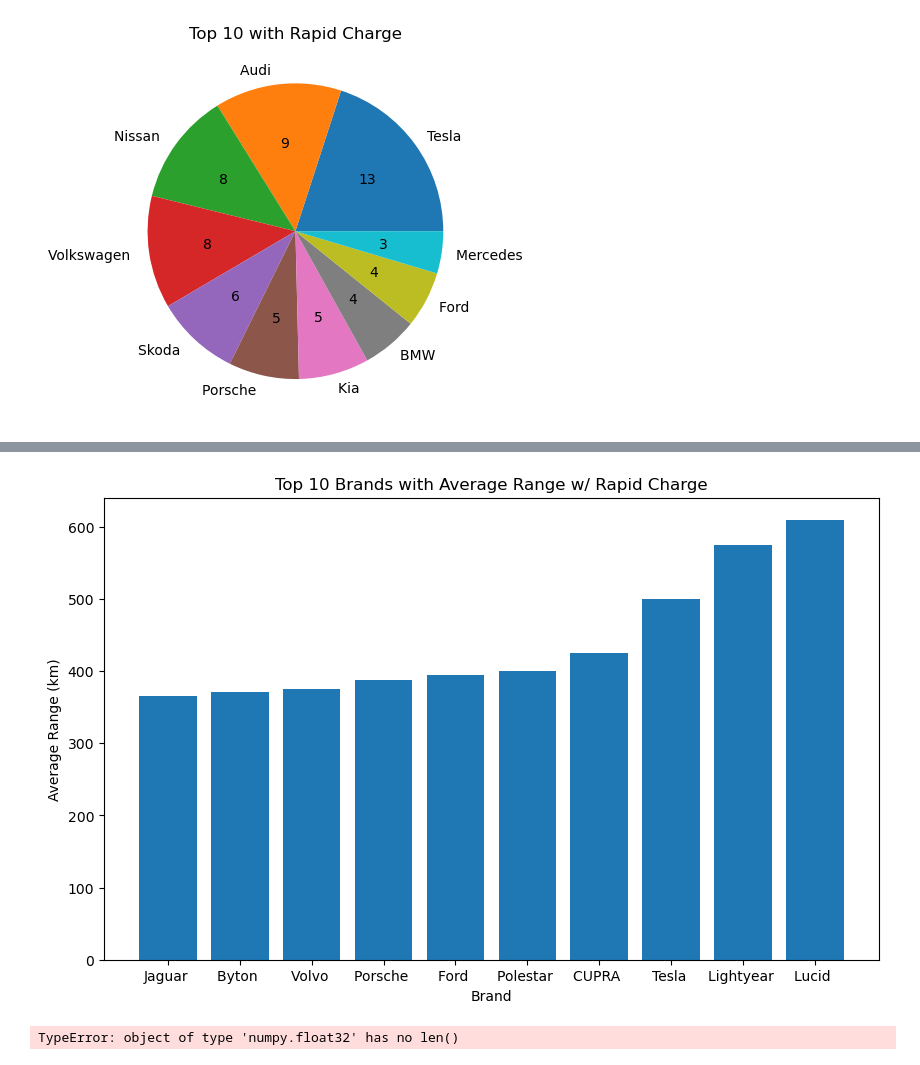
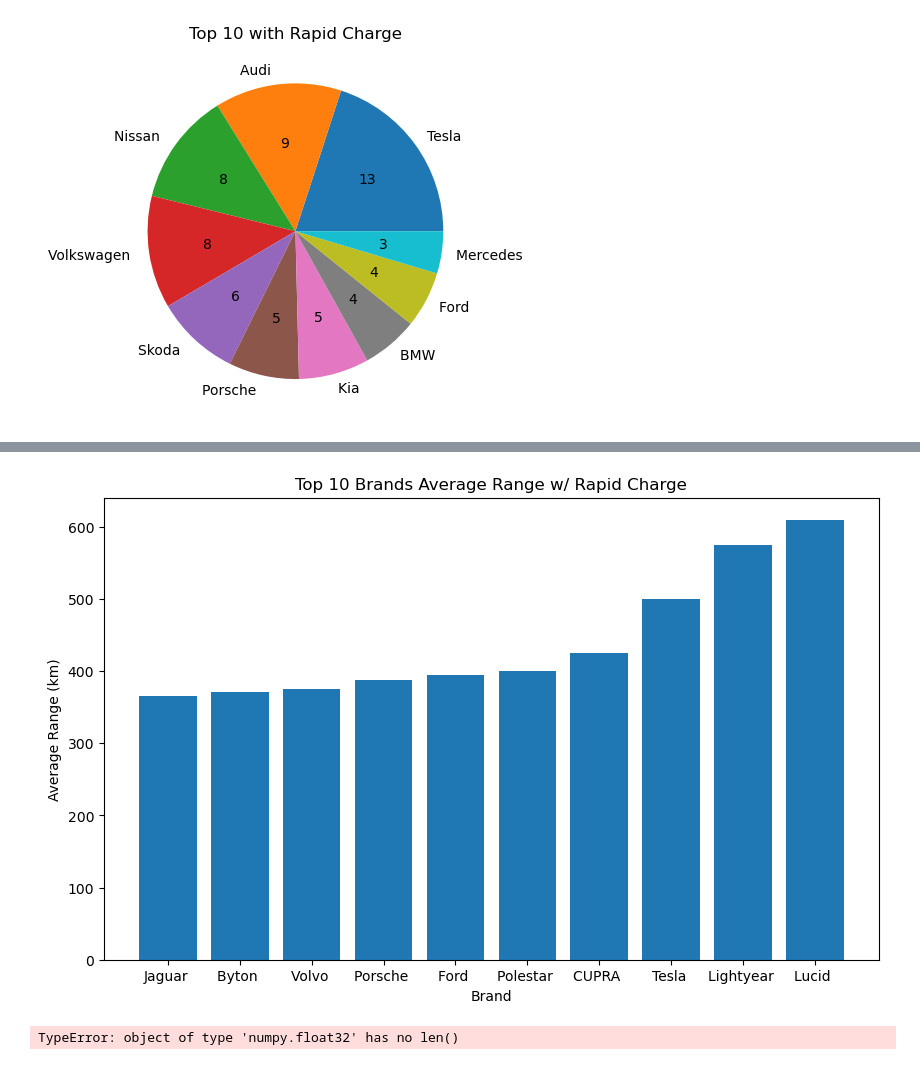
Before and after one commit to Normalitan/DataEV-First-Project, a Jupyter notebook: EV Data Exploration PROJECT.ipynb, the cells around one changed output, grey strips where cells are left out. Cells and saved outputs as stored; diff of their text form; code cells hidden in the pictures.

```diff
--- a/EV Data Exploration PROJECT.ipynb
+++ b/EV Data Exploration PROJECT.ipynb
@@ -245,27 +245,32 @@ Index(['Brand', 'Model', 'AccelSec', 'TopSpeed_KmH', 'Range_Km',
 102    400
 Name: Range_Km, Length: 103, dtype: int64
 # %%
-avg_range_by_brand = df.groupby('Brand')['Range_Km'].mean().reset_index()# Group by 'Brand' and calculate the average 'Range_Km' for each brand
+# Group by 'Brand' and calculate the average 'Range_Km' for each
+avg_range_by_brand = df.groupby('Brand')['Range_Km'].mean().reset_index()
 avg_range_by_brand
+
 top_10_brands = avg_range_by_brand.nlargest(10, 'Range_Km')# Filter the top 10 brands with the highest average range
 top_10_brands
+
 # Filter the original DataFrame to get the models for the top 10 brands
 top_10_models = df.merge(top_10_brands, on='Brand')
 top_10_models
+
 # Group by 'Brand' and calculate the average 'Range_Km' for each brand with rapid charge
 avg_range_with_rapid_charge = top_10_models[top_10_models['RapidCharge'] == 'Yes'].groupby('Brand')['Range_Km_x'].mean().reset_index()
 avg_range_with_rapid_charge
+
 # Sort the result in ascending order
 avg_range_with_rapid_charge = avg_range_with_rapid_charge.sort_values('Range_Km_x')
 
 plt.figure(figsize=(10, 6))
 plt.bar(avg_range_with_rapid_charge['Brand'], avg_range_with_rapid_charge['Range_Km_x'])
 plt.xlabel('Brand')
 plt.ylabel('Average Range (km)')
-plt.title('Top 10 Brands with Average Range w/ Rapid Charge')
+plt.title('Top 10 Brands Average Range w/ Rapid Charge')
 t10_brands_w_arange = plt.show()
 # %% [output]
-[figure, old version]
+[figure, new version]
 # %%
 # VVV COmbine both bar graphs as below VVV
 # %%
```
Also changed, not shown: parts of 2 cells of this notebook.
